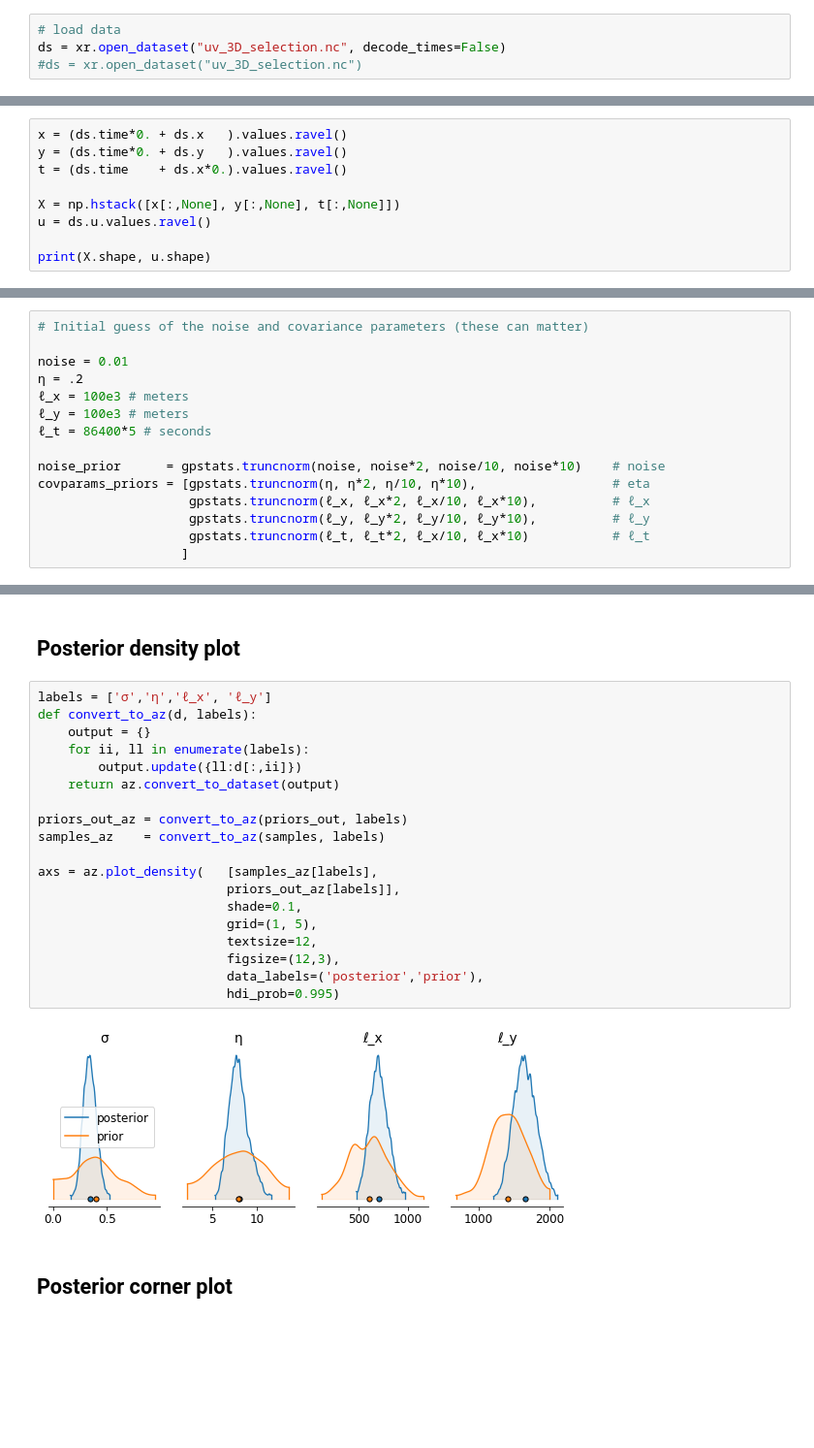
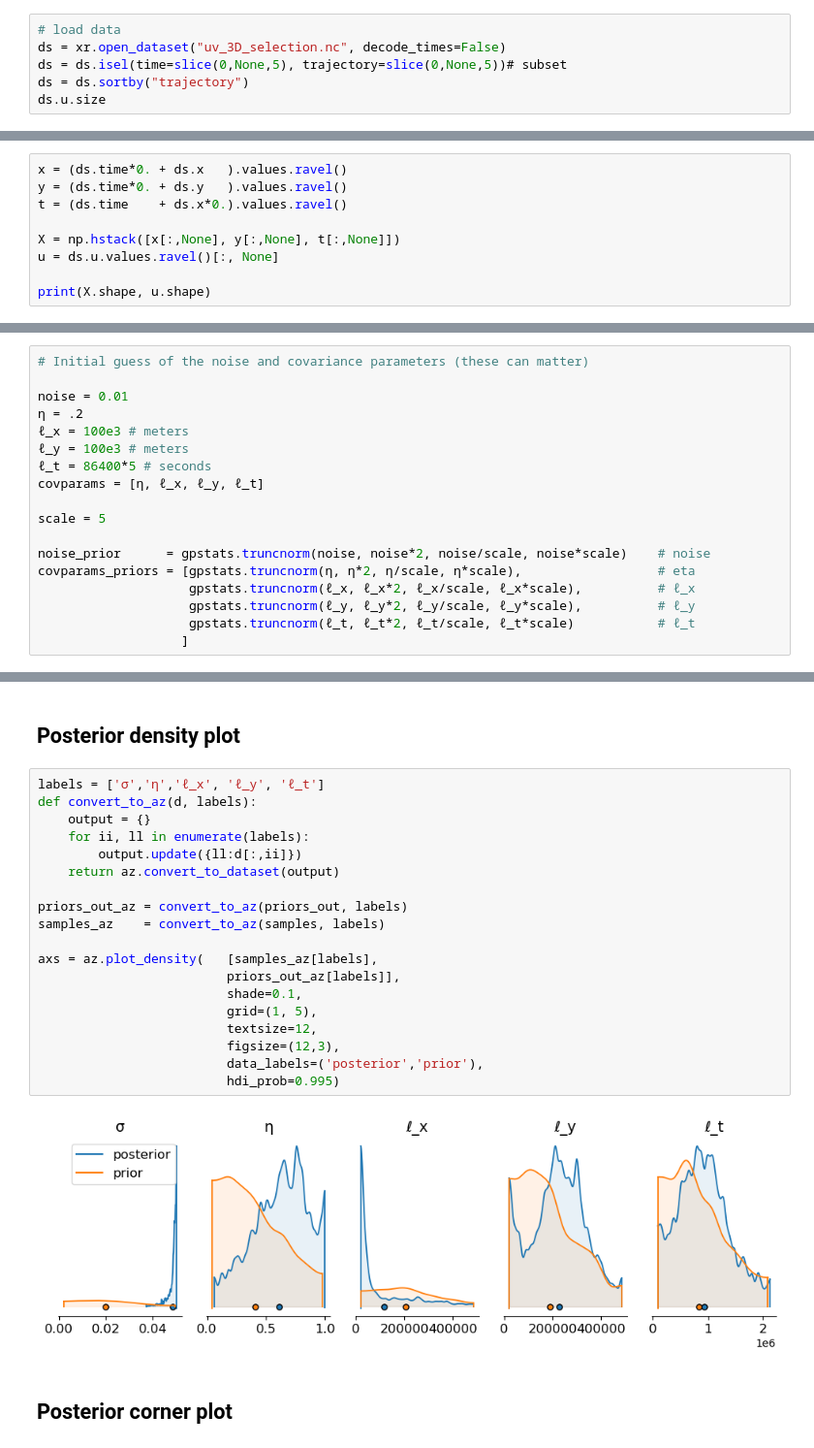
Before and after one commit to ahmaddroobi99/nwa, a Jupyter notebook: stats/drifter_3D_inference.ipynb, the cells around one changed output, grey strips where cells are left out. Shown: that part at 97% size. Saved outputs shown, nothing was run; the diff lists cells and outputs as text; blank space fills up the shorter version.

```diff
--- a/stats/drifter_3D_inference.ipynb
+++ b/stats/drifter_3D_inference.ipynb
@@ -53,4 +53,6 @@ from gptide import mcmc
 # %%
 # load data
 ds = xr.open_dataset("uv_3D_selection.nc", decode_times=False)
-#ds = xr.open_dataset("uv_3D_selection.nc")
+ds = ds.isel(time=slice(0,None,5), trajectory=slice(0,None,5))# subset
+ds = ds.sortby("trajectory")
+ds.u.size
@@ -60,7 +72,7 @@ y = (ds.time*0. + ds.y   ).values.ravel()
 t = (ds.time    + ds.x*0.).values.ravel()
 
 X = np.hstack([x[:,None], y[:,None], t[:,None]])
-u = ds.u.values.ravel()
+u = ds.u.values.ravel()[:, None]
 
 print(X.shape, u.shape)
 # %% [output]
@@ -73,12 +85,15 @@ noise = 0.01
 ℓ_x = 100e3 # meters
 ℓ_y = 100e3 # meters
 ℓ_t = 86400*5 # seconds
+covparams = [η, ℓ_x, ℓ_y, ℓ_t]
 
-noise_prior      = gpstats.truncnorm(noise, noise*2, noise/10, noise*10)    # noise
-covparams_priors = [gpstats.truncnorm(η, η*2, η/10, η*10),                  # eta
-                    gpstats.truncnorm(ℓ_x, ℓ_x*2, ℓ_x/10, ℓ_x*10),          # ℓ_x
-                    gpstats.truncnorm(ℓ_y, ℓ_y*2, ℓ_y/10, ℓ_y*10),          # ℓ_y
-                    gpstats.truncnorm(ℓ_t, ℓ_t*2, ℓ_x/10, ℓ_x*10)           # ℓ_t
+scale = 5
+
+noise_prior      = gpstats.truncnorm(noise, noise*2, noise/scale, noise*scale)    # noise
+covparams_priors = [gpstats.truncnorm(η, η*2, η/scale, η*scale),                  # eta
+                    gpstats.truncnorm(ℓ_x, ℓ_x*2, ℓ_x/scale, ℓ_x*scale),          # ℓ_x
+                    gpstats.truncnorm(ℓ_y, ℓ_y*2, ℓ_y/scale, ℓ_y*scale),          # ℓ_y
+                    gpstats.truncnorm(ℓ_t, ℓ_t*2, ℓ_t/scale, ℓ_t*scale)           # ℓ_t
                    ]
 # %%
 samples, log_prob, priors_out, sampler = mcmc.mcmc(X,
@@ -144,26 +127,26 @@ Noise (true): 0.50,  Noise (mcmc): 0.29
 # %% [markdown]
 ## Posterior density plot
 # %%
-labels = ['σ','η','ℓ_x', 'ℓ_y']
+labels = ['σ','η','ℓ_x', 'ℓ_y', 'ℓ_t']
 def convert_to_az(d, labels):
     output = {}
     for ii, ll in enumerate(labels):
         output.update({ll:d[:,ii]})
     return az.convert_to_dataset(output)
 
 priors_out_az = convert_to_az(priors_out, labels)
 samples_az    = convert_to_az(samples, labels)
 
 axs = az.plot_density(   [samples_az[labels],
                          priors_out_az[labels]],
                          shade=0.1,
                          grid=(1, 5),
                          textsize=12,
                          figsize=(12,3),
                          data_labels=('posterior','prior'),
                          hdi_prob=0.995)
 # %% [output]
-[figure, old version]
+[figure, new version]
 # %% [markdown]
 ## Posterior corner plot
 # %%
```
Also changed, not shown: parts of 7 cells of this notebook, 1 other file.
